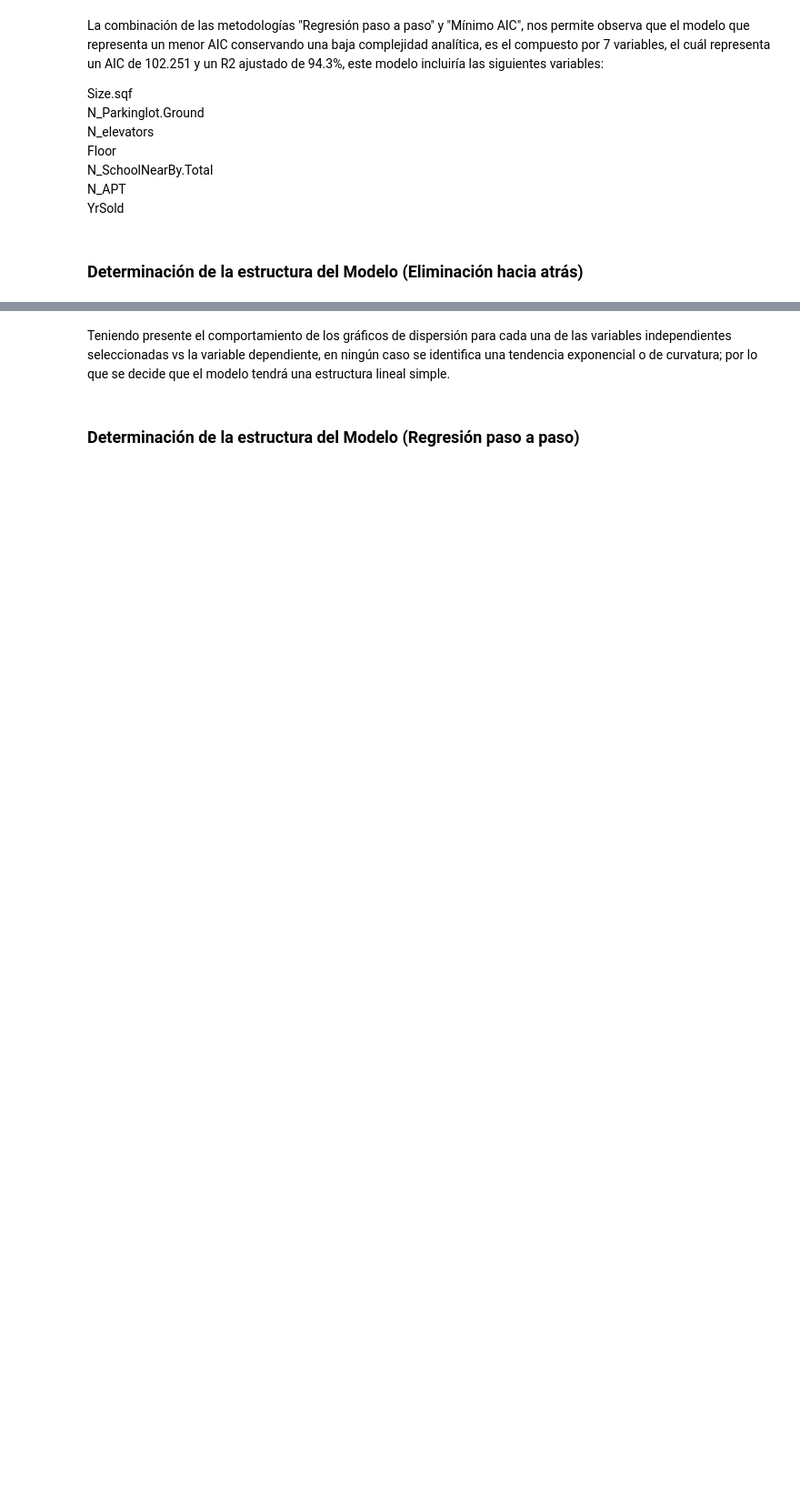
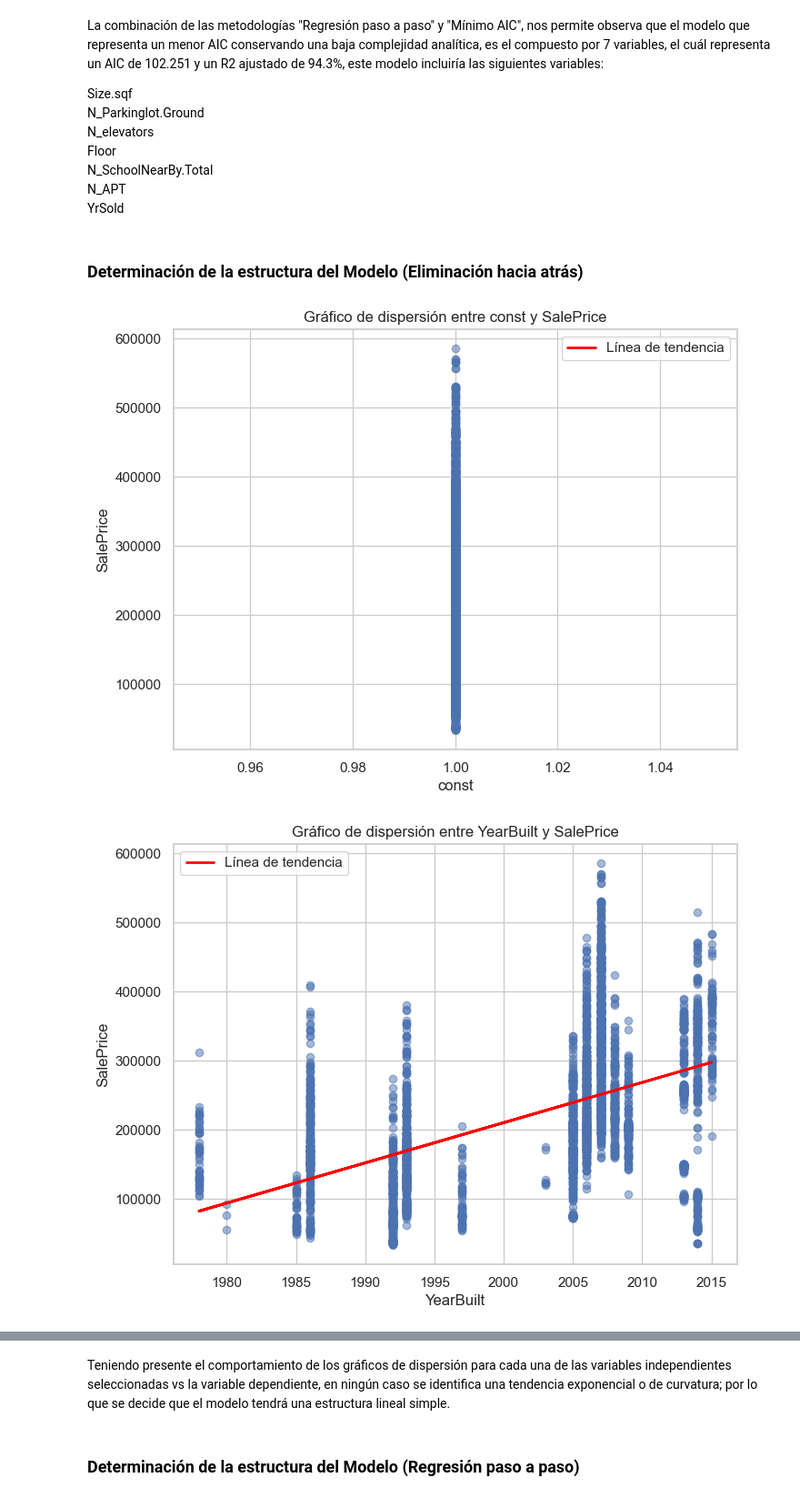
Before and after one commit to MpaulaPo/RealState, a Jupyter notebook: RealState (2).ipynb, the cells around one changed output, grey strips where cells are left out. Shown at 91% size. Saved outputs shown, nothing was run; the diff lists cells and outputs as text; code cells hidden in the pictures; blank space fills up the shorter version.

```diff
--- a/RealState (2).ipynb
+++ b/RealState (2).ipynb
@@ -430,13 +673,6 @@ N_SchoolNearBy.Total.
 # %% [markdown]
 #### Eliminación hacia atrás + Mínimo AIC
 # %%
-# Definir la variable dependiente y las independientes
-y = df['SalePrice']
-X = df[['YearBuilt', 'YrSold', 'Size.sqf.', 'Floor',
-         'N_Parkinglot.Ground.',
-         'N_APT', 'N_manager',
-         'N_elevators', 'N_FacilitiesNearBy.Total.', 'N_SchoolNearBy.Total.']]
-
 # Añadir una constante al modelo
 X = sm.add_constant(X)
 
@@ -498,12 +766,6 @@ N_SchoolNearBy.Total.
 # %% [markdown]
 #### Regresión paso a paso + Coeficiente de determinación ajustado
 # %%
-y = df['SalePrice']
-X = df[['YearBuilt', 'YrSold', 'Size.sqf.', 'Floor',
-         'N_Parkinglot.Ground.',
-         'N_APT', 'N_manager',
-         'N_elevators', 'N_FacilitiesNearBy.Total.', 'N_SchoolNearBy.Total.']]
-
 # Añadir una constante al modelo
 X = sm.add_constant(X)
 
@@ -566,13 +854,6 @@ YrSold
 # %% [markdown]
 #### Regresión paso a paso + Mínimo AIC
 # %%
-# Definir la variable dependiente y las independientes
-y = df['SalePrice']
-X = df[['YearBuilt', 'YrSold', 'Size.sqf.', 'Floor',
-         'N_Parkinglot.Ground.',
-         'N_APT', 'N_manager',
-         'N_elevators', 'N_FacilitiesNearBy.Total.', 'N_SchoolNearBy.Total.']]
-
 # Añadir una constante al modelo
 X = sm.add_constant(X)
 
@@ -634,29 +941,28 @@ YrSold
 # %% [markdown]
 ### Determinación de la estructura del Modelo (Eliminación hacia atrás)
 # %%
-# Definir las variables dependiente e independiente
-y = df['SalePrice']
-X = df[['YearBuilt', 'YrSold', 'Size.sqf.', 'Floor', 'N_manager', 'N_SchoolNearBy.Total.']]
-
 # Crear un gráfico de dispersión para cada columna de X
 for column in X.columns:
     plt.figure(figsize=(8, 6))  # Crear una nueva figura para cada gráfico
     plt.scatter(X[column], y, alpha=0.5)  # Graficar X[column] vs. y
 
     # Ajustar una línea de tendencia (regresión lineal)
     # `np.polyfit` devuelve los coeficientes del polinomio (en este caso, una línea, grado 1)
     slope, intercept = np.polyfit(X[column], y, 1)
 
     # Crear la función para la línea de tendencia
     trend_line = np.poly1d([slope, intercept])
 
     # Graficar la línea de tendencia
     plt.plot(X[column], trend_line(X[column]), color='red', linewidth=2, label='Línea de tendencia')
 
     # Etiquetas y título
     plt.title(f'Gráfico de dispersión entre {column} y SalePrice')
     plt.xlabel(column)
     plt.ylabel('SalePrice')
     plt.grid(True)  # Añadir una cuadrícula para mejor visualización
     plt.legend()  # Añadir leyenda para la línea de tendencia
     plt.show()  # Mostrar el gráfico
+# %% [output]
+[figure, added]
+[figure, added]
```
Also changed, not shown: parts of 30 cells of this notebook.
